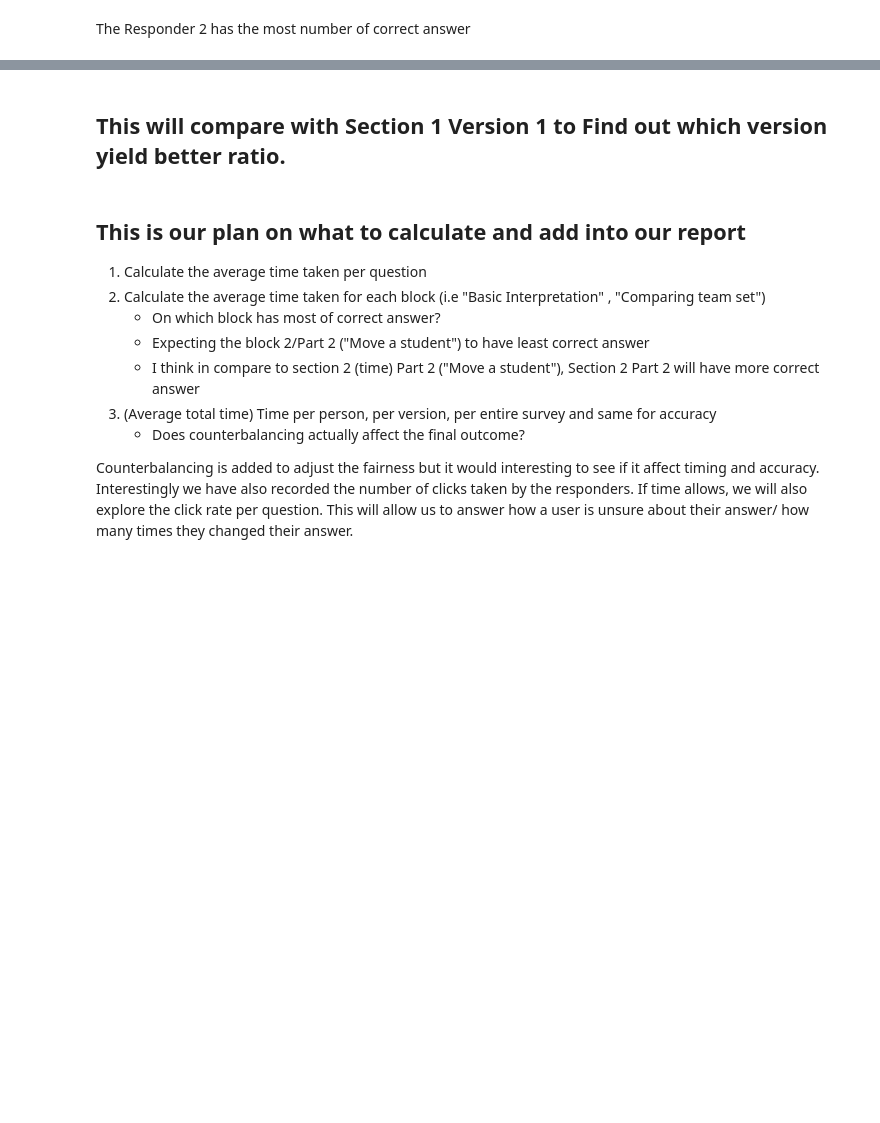
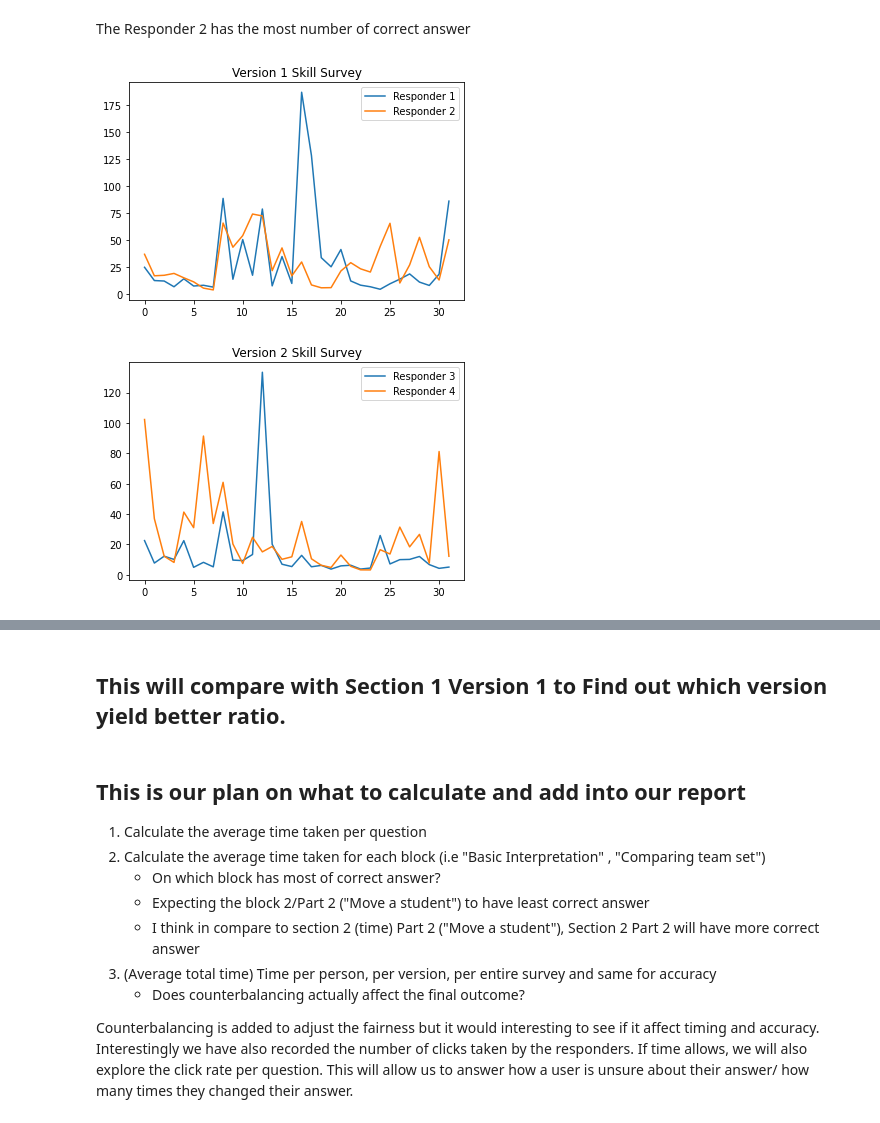
Before and after one commit to ketphan02/DATA-448, a Jupyter notebook: notebooks/reportSection1.ipynb, the cells around one changed output, grey strips where cells are left out. Cells and saved outputs as stored; diff of their text form; code cells hidden in the pictures; blank space fills up the shorter version.

```diff
--- a/notebooks/reportSection1.ipynb
+++ b/notebooks/reportSection1.ipynb
@@ -179,2 +196,19 @@ The Responder 3 has 71.875% accuray
 # %% [markdown]
 The Responder 2 has the most number of correct answer
+# %%
+def time_display(df, title, res1, res2):
+    data = [col for col in df.columns if 'Page Submit' in col]
+    data = df[data]
+    data1 = [float(val) for val in data.iloc[0].values.tolist()]
+    plt.plot(np.arange(0,len(data1)), data1)
+    data2 = [float(val) for val in data.iloc[1].values.tolist()]
+    plt.plot(np.arange(0,len(data2)), data2)
+    plt.legend(['Responder ' + str(res1), 'Responder ' + str(res2)], loc='upper right')
+    plt.title(title)
+    plt.show()
+# %%
+time_display(df, 'Version 1 Skill Survey', 1, 2)
+time_display(df1, 'Version 2 Skill Survey', 3, 4)
+# %% [output]
+[figure, added]
+[figure, added]
```
Also changed, not shown: parts of 14 cells of this notebook, 2 other files.
